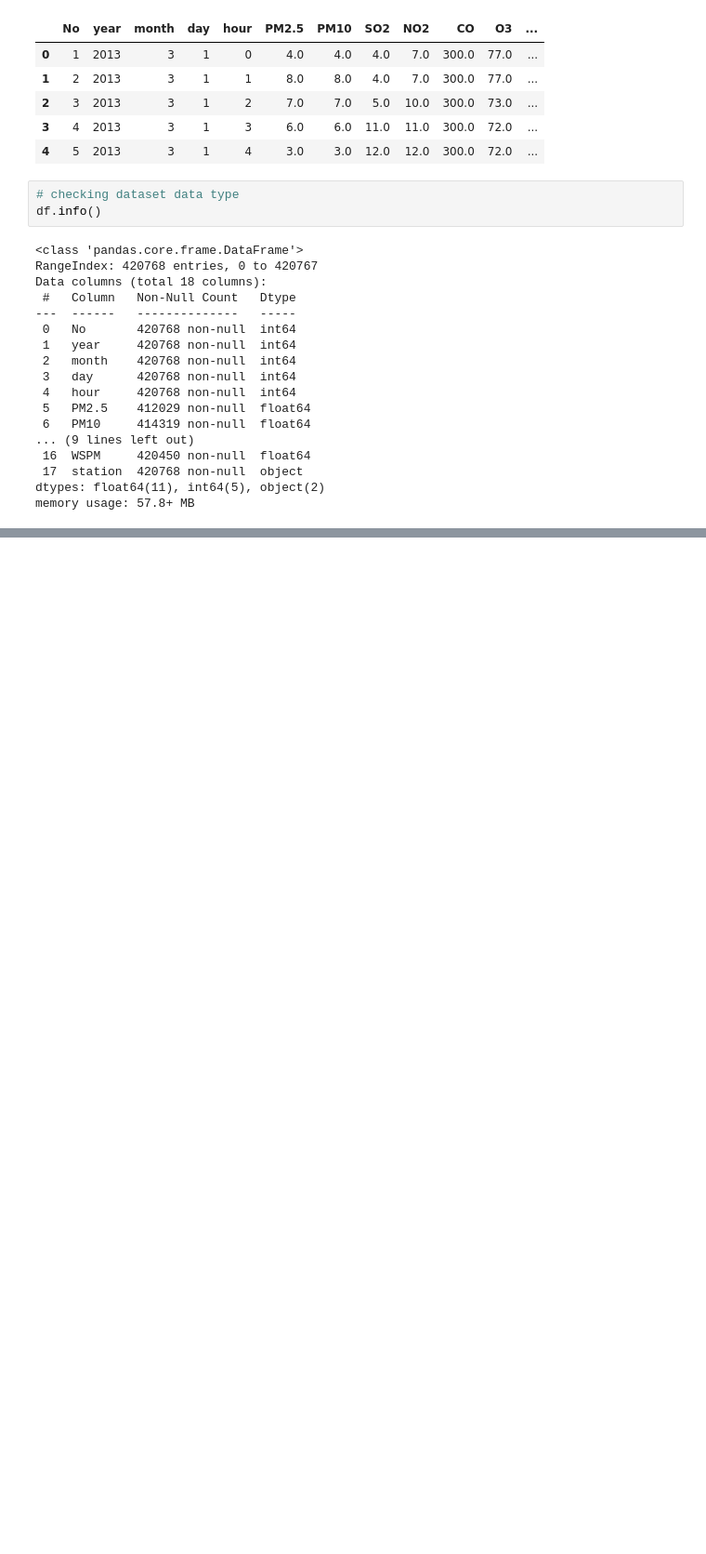
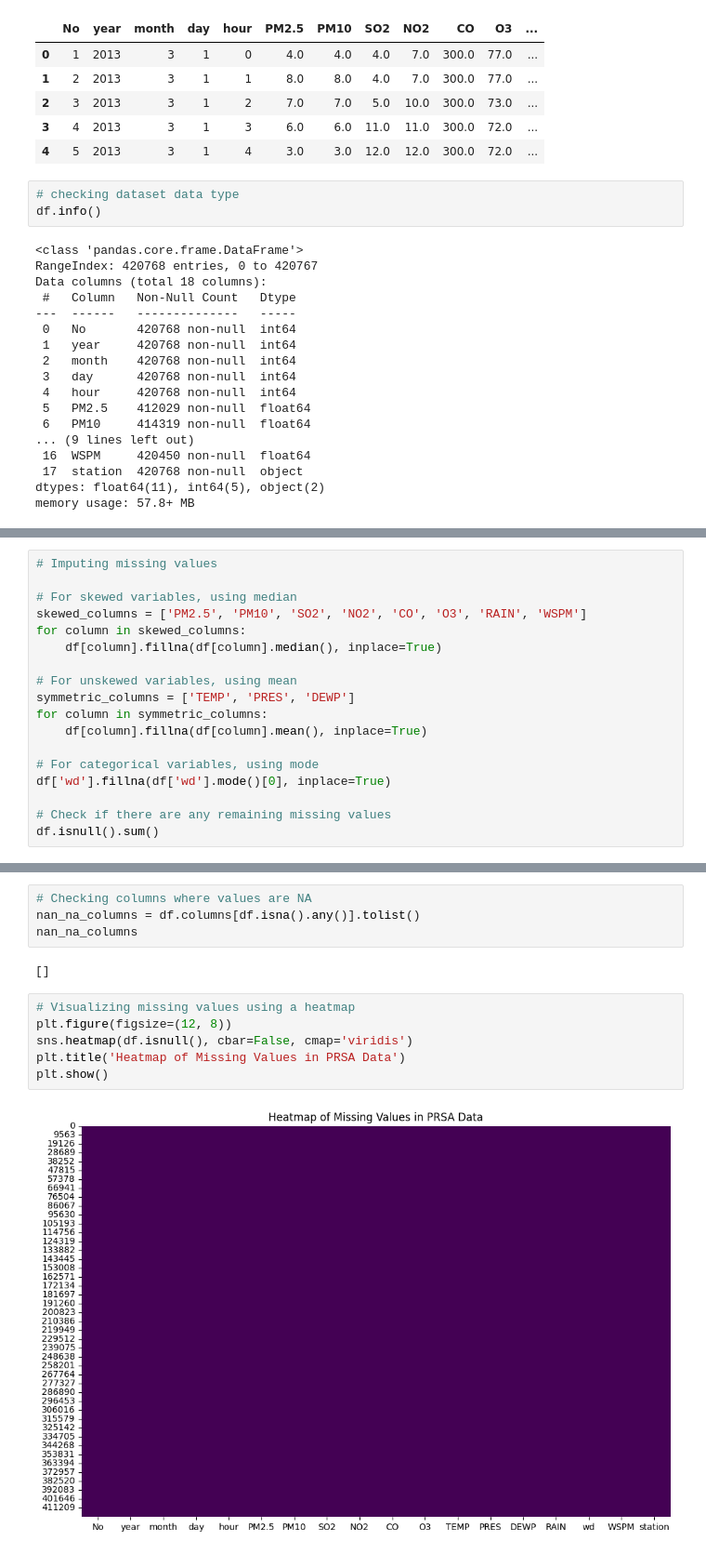
Before and after one commit to Allenstrange/CMP-Assessment, a Jupyter notebook: CMP_Project.ipynb, the cells around one changed output, grey strips where cells are left out. Shown at 93% size. Drawn from its saved outputs; the diff is of its cells as text; blank space fills up the shorter version.

```diff
--- a/CMP_Project.ipynb
+++ b/CMP_Project.ipynb
@@ -93,0 +180,18 @@ memory usage: 57.8+ MB
+# %%
+# Imputing missing values
+
+# For skewed variables, using median
+skewed_columns = ['PM2.5', 'PM10', 'SO2', 'NO2', 'CO', 'O3', 'RAIN', 'WSPM']
+for column in skewed_columns:
+    df[column].fillna(df[column].median(), inplace=True)
+
+# For unskewed variables, using mean
+symmetric_columns = ['TEMP', 'PRES', 'DEWP']
+for column in symmetric_columns:
+    df[column].fillna(df[column].mean(), inplace=True)
+
+# For categorical variables, using mode
+df['wd'].fillna(df['wd'].mode()[0], inplace=True)
+
+# Check if there are any remaining missing values
+df.isnull().sum()
@@ -93,0 +237,14 @@ memory usage: 57.8+ MB
+# %%
+# Checking columns where values are NA
+nan_na_columns = df.columns[df.isna().any()].tolist()
+nan_na_columns
+# %% [output]
+[]
+# %%
+# Visualizing missing values using a heatmap
+plt.figure(figsize=(12, 8))
+sns.heatmap(df.isnull(), cbar=False, cmap='viridis')
+plt.title('Heatmap of Missing Values in PRSA Data')
+plt.show()
+# %% [output]
+[figure, added]
```
Also changed, not shown: parts of 7 cells of this notebook.
